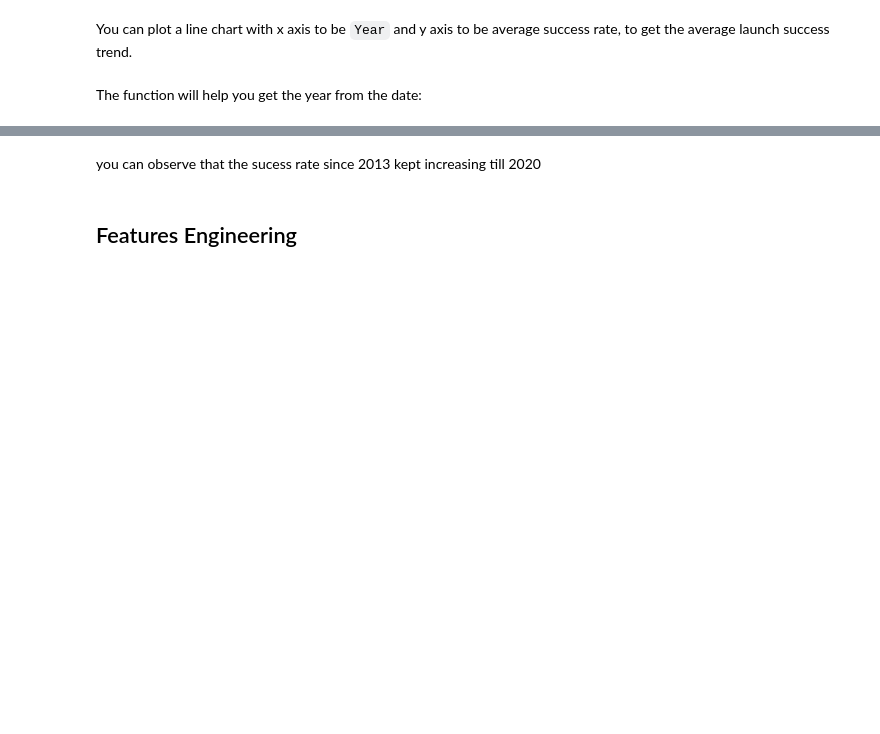
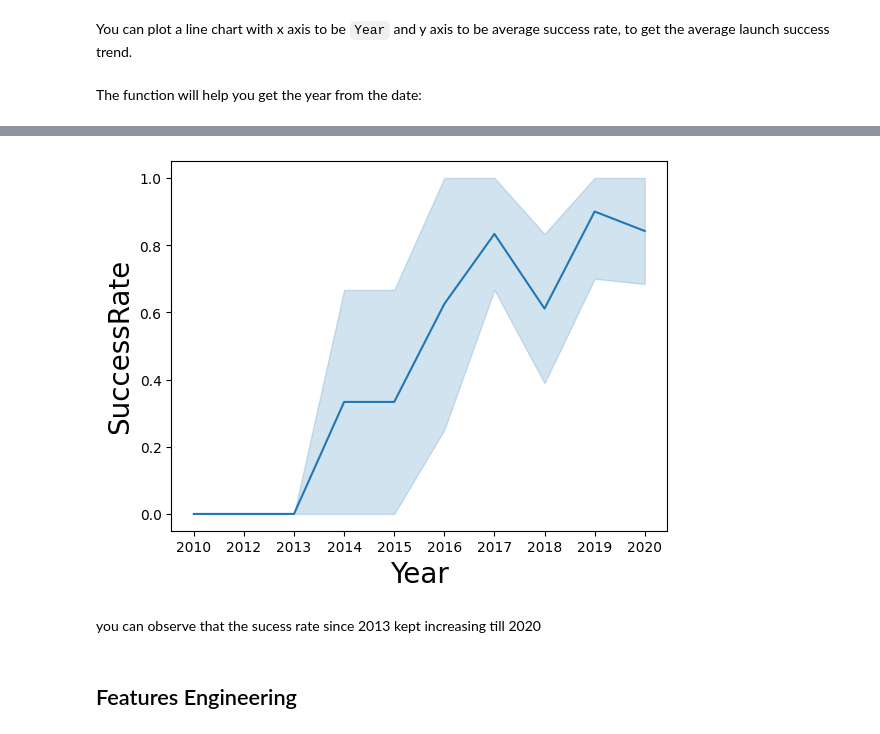
Before and after one commit to JamesDuart/IBM_DSC, a Jupyter notebook: jupyter_labs_eda_dataviz.ipynb, the cells around one changed output, grey strips where cells are left out. Saved outputs shown, nothing was run; the diff lists cells and outputs as text; code cells hidden in the pictures; blank space fills up the shorter version.

```diff
--- a/jupyter_labs_eda_dataviz.ipynb
+++ b/jupyter_labs_eda_dataviz.ipynb
@@ -173,3 +173,8 @@ def Extract_year(date):
     return year
 # %%
 # Plot a line chart with x axis to be the extracted year and y axis to be the success rate
+year=[]
+df1 = df.copy()
+year = Extract_year(df1)
+df1["Year"] = year
+df1.head()
@@ -176,3 +188,10 @@ def Extract_year(date):
+# %%
+sns.lineplot(y="Class", x="Year", data=df1)
+plt.xlabel("Year",fontsize=20)
+plt.ylabel("SuccessRate",fontsize=20)
+plt.show()
+# %% [output]
+[figure, added]
 # %% [markdown]
 you can observe that the sucess rate since 2013 kept increasing till 2020
 # %% [markdown]
```
Also changed, not shown: parts of 4 cells of this notebook.
